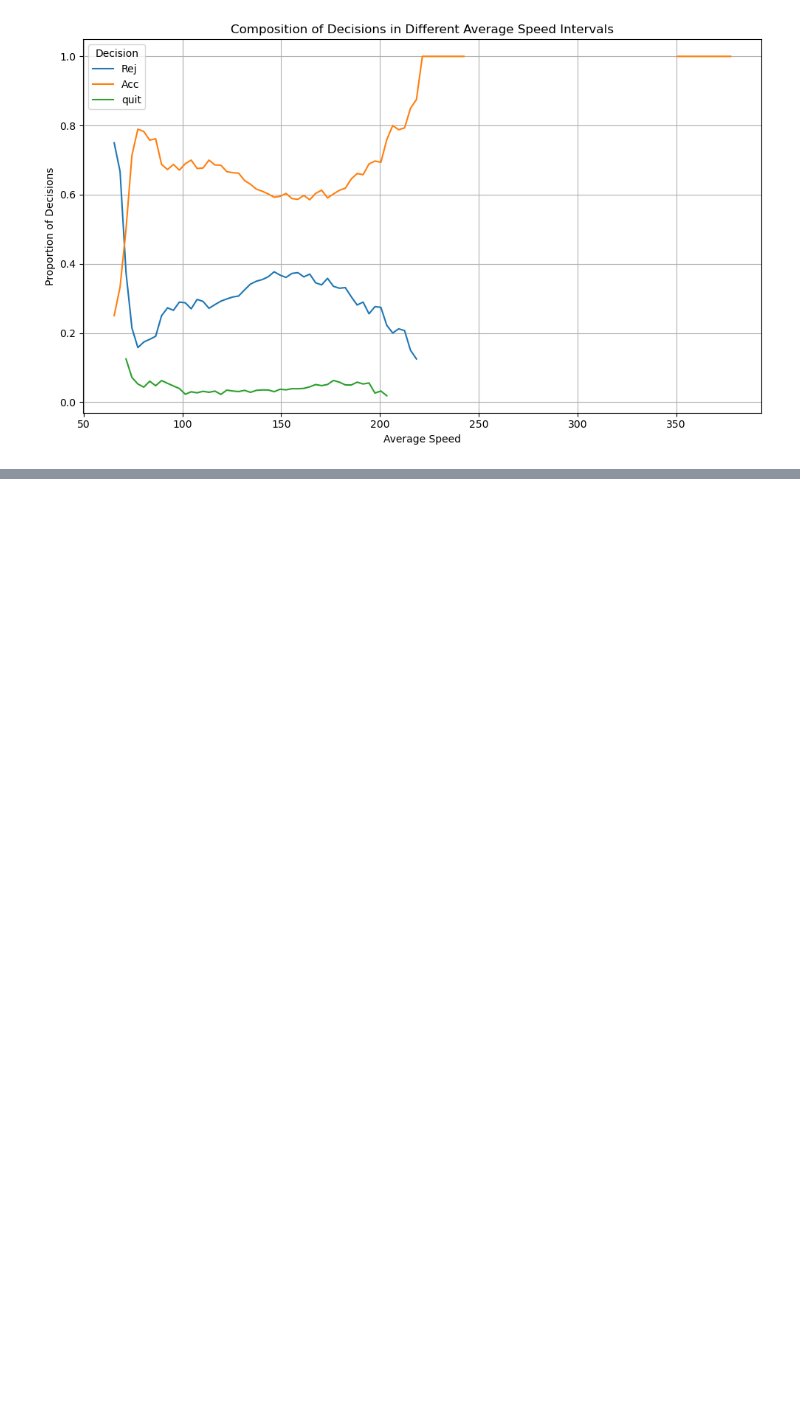
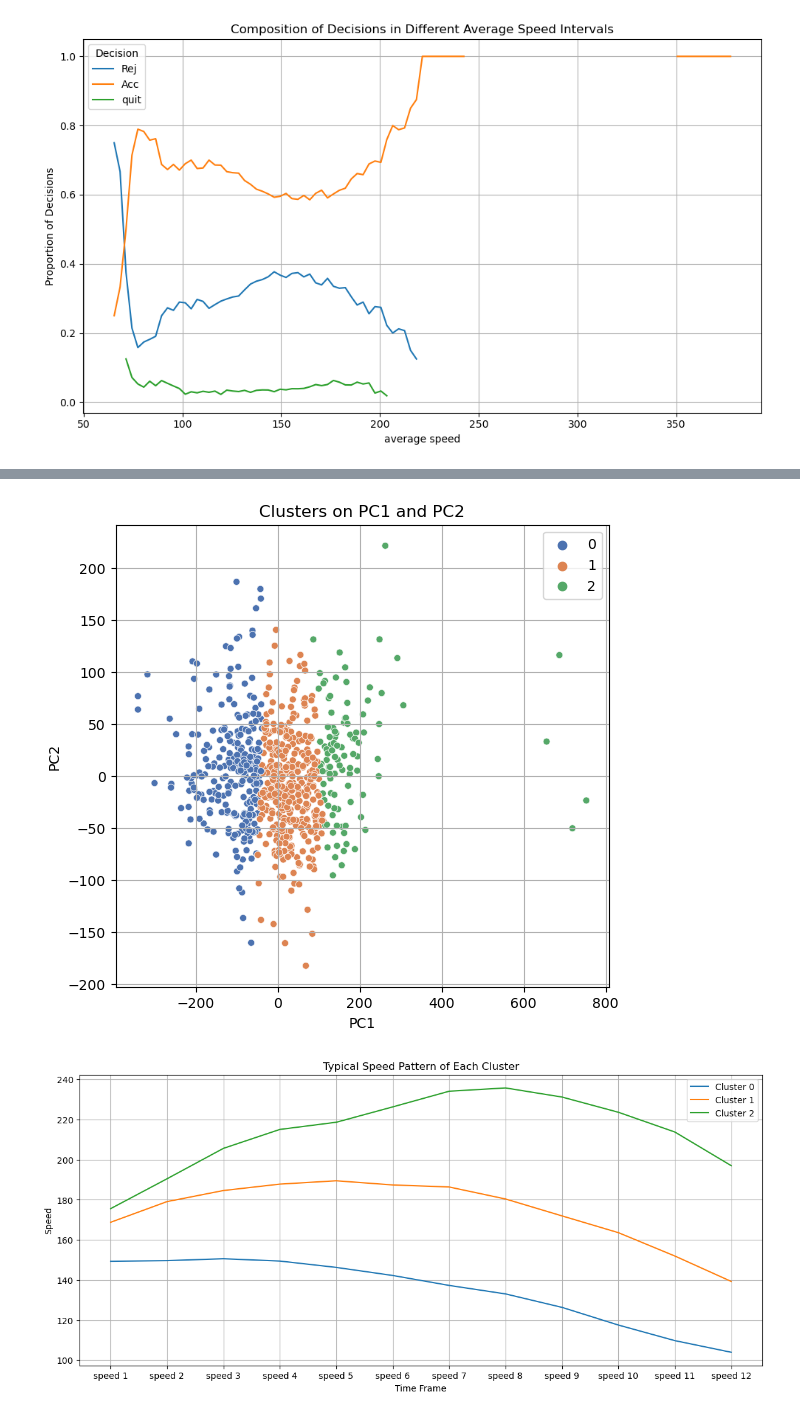
Before and after one commit to Yang2hang/RR_Pose_analysis, a Jupyter notebook: data_analysis/main.ipynb, the cells around one changed output, grey strips where cells are left out. Saved outputs shown, nothing was run; the diff lists cells and outputs as text; code cells hidden in the pictures; blank space fills up the shorter version.

```diff
--- a/data_analysis/main.ipynb
+++ b/data_analysis/main.ipynb
@@ -602,0 +606,67 @@ plot_pca_results(df_with_pcs, pca, decision_column='final decision')
+# %%
+
+"""
+Clusters the PCA-transformed data using K-means and adds cluster labels to the DataFrame.
+
+Parameters:
+df_with_pcs (pandas.DataFrame): The DataFrame with principal components.
+n_clusters (int): The number of clusters to form.
+
+Returns:
+pandas.DataFrame: The DataFrame with cluster labels added.
+"""
+# Extract the PCA columns
+pca_columns = ['PC1', 'PC2']
+pca_data = speed_pca[pca_columns]
+
+# Apply K-means clustering
+kmeans = KMeans(n_clusters=3, random_state=0)
+cluster_labels = kmeans.fit_predict(pca_data)
+
+# Add cluster labels to the DataFrame
+speed_pca['Cluster'] = cluster_labels
+
+
+"""
+Plots the PCA results with clusters and decision labels.
+
+Parameters:
+df_with_pcs (pandas.DataFrame): The DataFrame with principal components and cluster labels.
+decision_column (str): The column name for decisions to color the scatter plot.
+"""
+# Scatter plot of PC1 and PC2 with clusters
+plt.figure(figsize=(14, 6))
+
+plt.subplot(1, 2, 1)
+clusters = speed_pca['Cluster'].unique()
+sns.scatterplot(data=speed_pca, x='PC1', y='PC2', hue='Cluster', palette='deep', s=25)
+plt.xlabel('PC1')
+plt.ylabel('PC2')
+plt.title('Clusters on PC1 and PC2')
+plt.legend()
+plt.grid(True)
+plt.show()
+
+# Plot the typical speed pattern of each cluster
+"""
+Plots the typical speed pattern for each cluster.
+
+Parameters:
+speed_pca (pandas.DataFrame): The DataFrame with speed profiles and cluster labels.
+"""
+plt.figure(figsize=(14, 6))
+
+for cluster in clusters:
+    cluster_data = speed_pca[speed_pca['Cluster'] == cluster]
+    mean_speed_pattern = cluster_data[[f'speed {i+1}' for i in range(12)]].mean()
+    plt.plot(mean_speed_pattern, label=f'Cluster {cluster}')
+
+plt.xlabel('Time Frame')
+plt.ylabel('Speed')
+plt.title('Typical Speed Pattern of Each Cluster')
+plt.legend()
+plt.grid(True)
+plt.show()
+# %% [output]
+[figure, added]
+[figure, added]
```
Also changed, not shown: parts of 11 cells of this notebook.
